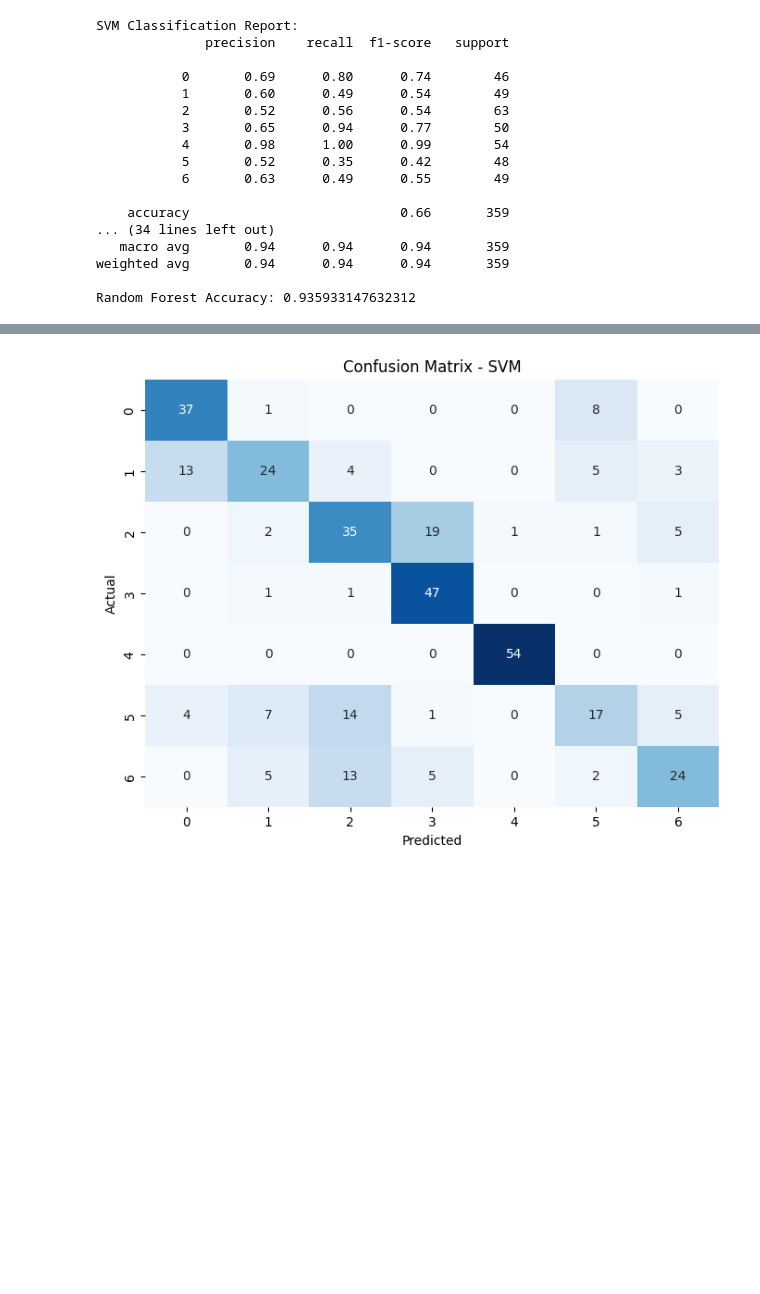
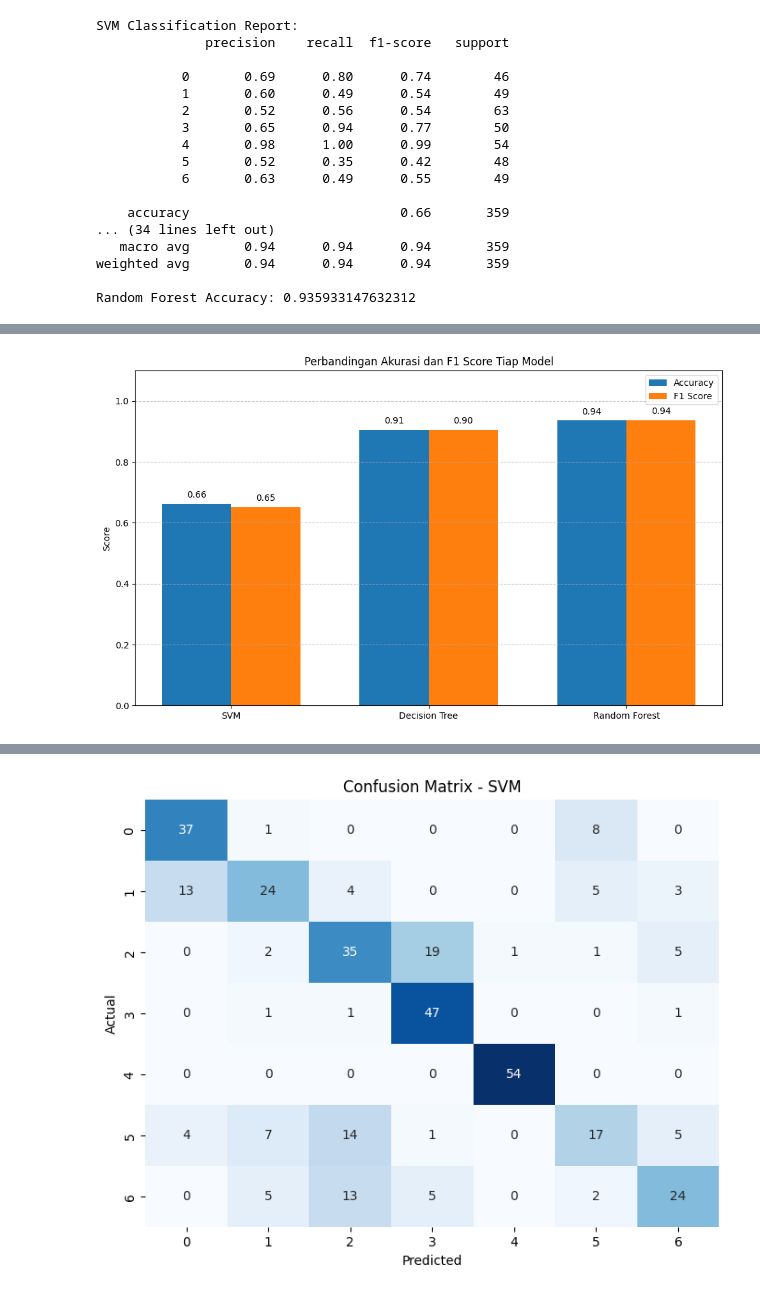
Before and after one commit to RamadhikaS/CapstoneUASBengkod, a Jupyter notebook: BengkodUAS.ipynb, the cells around one changed output, grey strips where cells are left out. Drawn from its saved outputs; the diff is of its cells as text; code cells hidden in the pictures; blank space fills up the shorter version.

```diff
--- a/BengkodUAS.ipynb
+++ b/BengkodUAS.ipynb
@@ -449,0 +478,57 @@ Random Forest Accuracy: 0.935933147632312
+# %%
+import numpy as np
+import matplotlib.pyplot as plt
+from sklearn.metrics import classification_report, accuracy_score
+
+# Hitung skor akurasi dan F1 dari tiap model
+accuracy_scores = [
+    accuracy_score(y_test, svm_pred),
+    accuracy_score(y_test, dt_pred),
+    accuracy_score(y_test, rf_pred)
+]
+
+f1_scores = [
+    classification_report(y_test, svm_pred, output_dict=True)['weighted avg']['f1-score'],
+    classification_report(y_test, dt_pred, output_dict=True)['weighted avg']['f1-score'],
+    classification_report(y_test, rf_pred, output_dict=True)['weighted avg']['f1-score'],
+]
+
+model_names = ['SVM', 'Decision Tree', 'Random Forest']
+
+# Visualisasi
+x = np.arange(len(model_names))
+width = 0.35
+
+fig, ax = plt.subplots(figsize=(10, 6))
+bar1 = ax.bar(x - width/2, accuracy_scores, width, label='Accuracy')
+bar2 = ax.bar(x + width/2, f1_scores, width, label='F1 Score')
+
+# Tambahkan label
+for bar in bar1:
+    height = bar.get_height()
+    ax.annotate(f'{height:.2f}',
+                xy=(bar.get_x() + bar.get_width() / 2, height),
+                xytext=(0, 5),  # offset
+                textcoords="offset points",
+                ha='center', va='bottom', fontsize=10, color='black')
+
+for bar in bar2:
+    height = bar.get_height()
+    ax.annotate(f'{height:.2f}',
+                xy=(bar.get_x() + bar.get_width() / 2, height),
+                xytext=(0, 5),  # offset
+                textcoords="offset points",
+                ha='center', va='bottom', fontsize=10, color='black')
+
+# Pengaturan tambahan
+ax.set_ylabel('Score')
+ax.set_title('Perbandingan Akurasi dan F1 Score Tiap Model')
+ax.set_xticks(x)
+ax.set_xticklabels(model_names)
+ax.set_ylim(0, 1.1)
+ax.legend()
+plt.grid(axis='y', linestyle='--', alpha=0.7)
+plt.tight_layout()
+plt.show()
+# %% [output]
+[figure, added]
```
Also changed, not shown: parts of 5 cells of this notebook.
